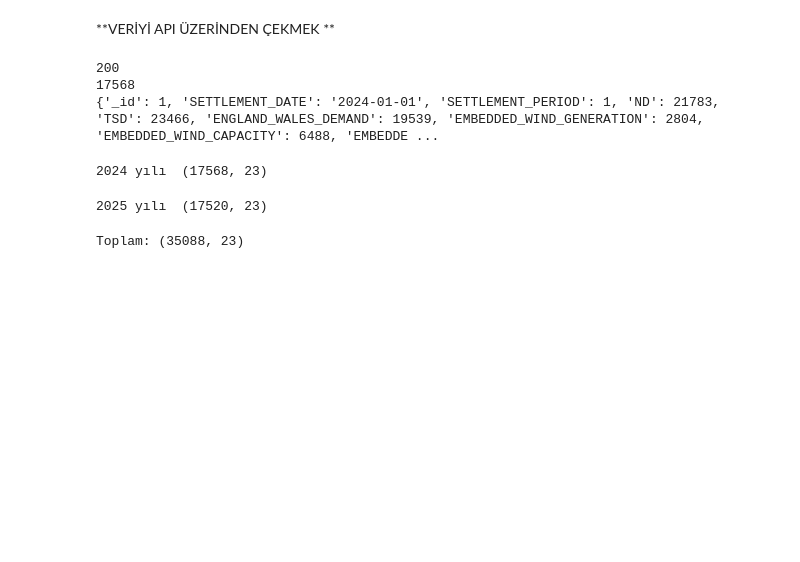
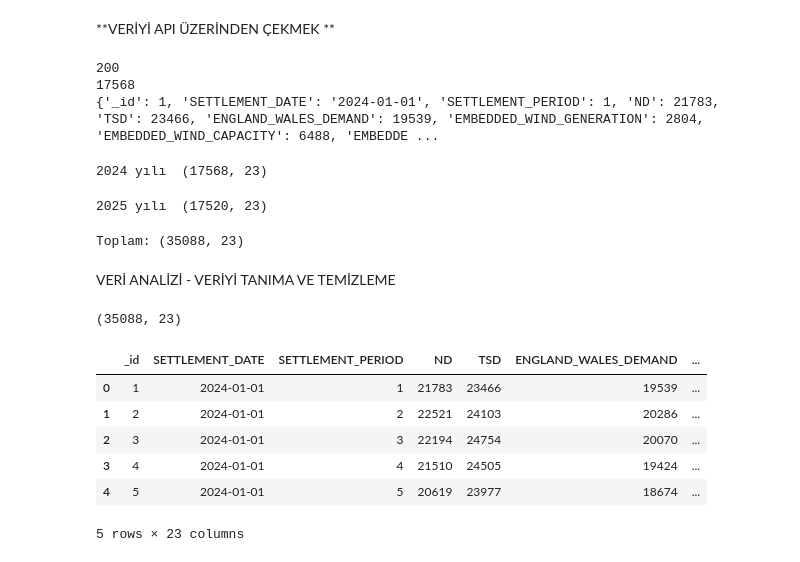
Before and after one commit to europecodingschool/ECS---VB---YZ---08.26, a Jupyter notebook: VB_YZ_Ders_20_.ipynb, the cells around one changed output. Drawn from its saved outputs; the diff is of its cells as text; code cells hidden in the pictures; blank space fills up the shorter version.

```diff
--- a/VB_YZ_Ders_20_.ipynb
+++ b/VB_YZ_Ders_20_.ipynb
@@ -45,3 +45,5 @@ talep.to_csv("elektrik_ham.csv", index=False)
 print("Toplam:",talep.shape)
 # %% [output]
 Toplam: (35088, 23)
+# %% [markdown]
+VERİ ANALİZİ - VERİYİ TANIMA VE TEMİZLEME
@@ -47,0 +53,15 @@ Toplam: (35088, 23)
+# %%
+talep = pd.read_csv("/content/elektrik_ham.csv")
+talep.shape
+# %% [output]
+(35088, 23)
+# %%
+talep.head()
+# %% [output]
+|  | _id | SETTLEMENT_DATE | SETTLEMENT_PERIOD | ND | TSD | ENGLAND_WALES_DEMAND | ... |
+| 0 | 1 | 2024-01-01 | 1 | 21783 | 23466 | 19539 | ... |
+| 1 | 2 | 2024-01-01 | 2 | 22521 | 24103 | 20286 | ... |
+| 2 | 3 | 2024-01-01 | 3 | 22194 | 24754 | 20070 | ... |
+| 3 | 4 | 2024-01-01 | 4 | 21510 | 24505 | 19424 | ... |
+| 4 | 5 | 2024-01-01 | 5 | 20619 | 23977 | 18674 | ... |
+5 rows × 23 columns
```
Also changed, not shown: parts of 7 cells of this notebook.
